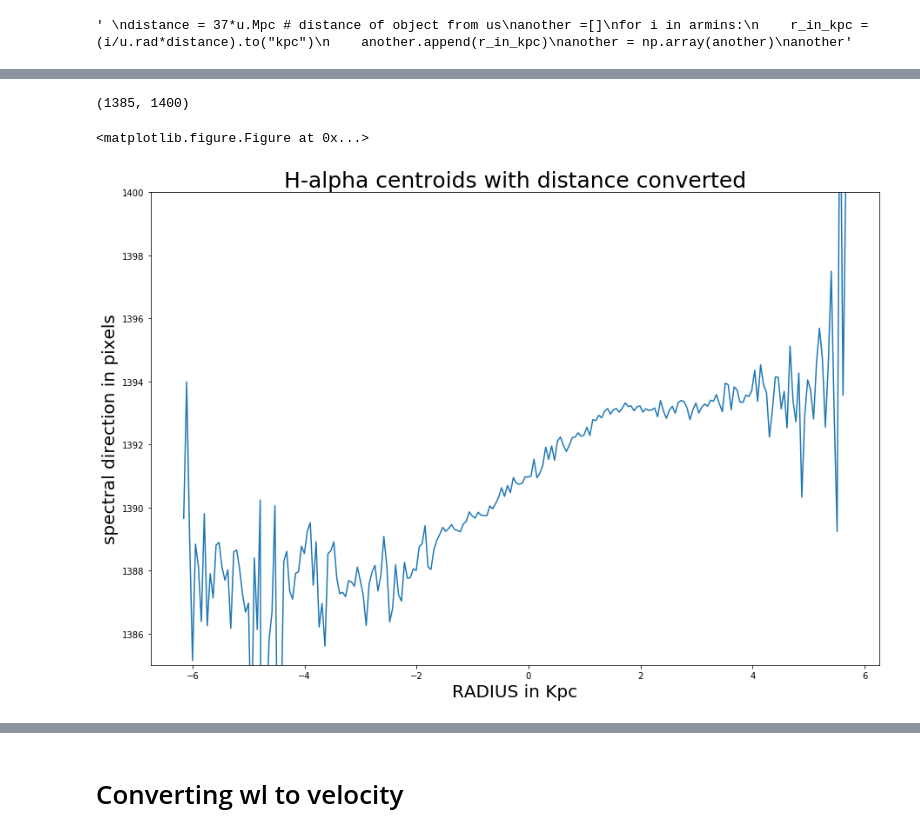
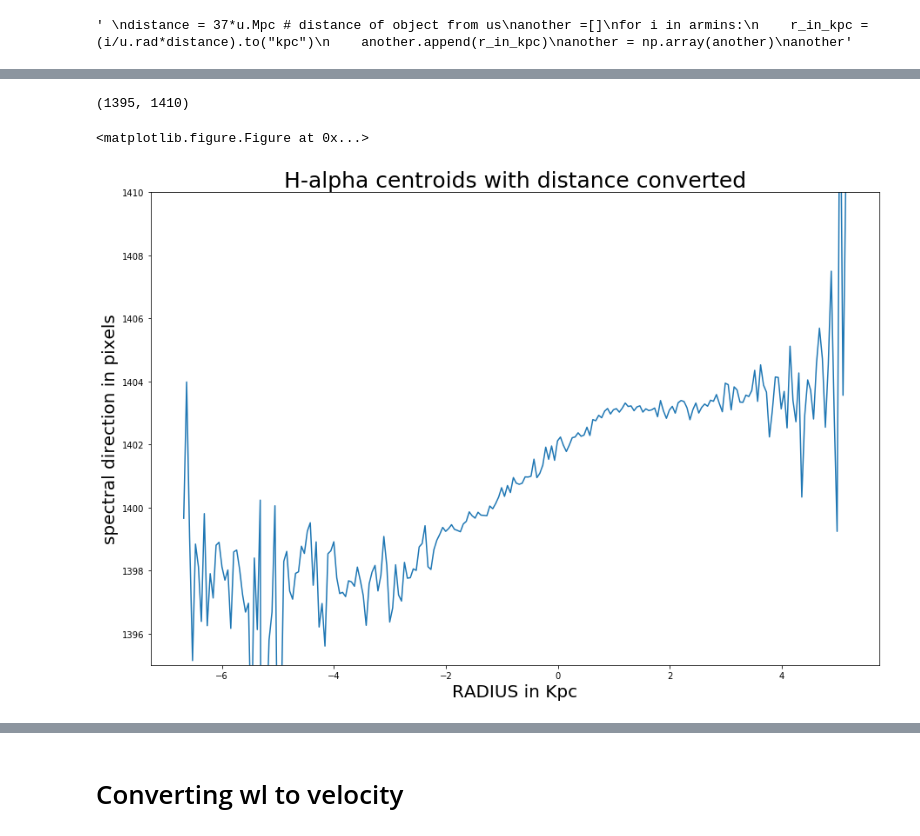
Before and after one commit to deerow22/data_reduction_scrap, a Jupyter notebook: Catch22.ipynb, the cells around one changed output, grey strips where cells are left out. Drawn from its saved outputs; the diff is of its cells as text; code cells hidden in the pictures.

Commit message:
still trying to apply ds via pandas

```diff
--- a/Catch22.ipynb
+++ b/Catch22.ipynb
@@ -537,27 +540,27 @@ mylist2 = []
 mylist_ys2 = []
 holding2 = []
 ha_wls2 = []
-#below for reference- new is continuum subst target flux data (flux_data has 10 wl cut)
+##below for reference- new is continuum subst target flux data (flux_data has 10 wl cut)
 #concerned 10 wl cut means 10 flux cut too in the lenght of the data but cant decide
 #if the 10 is already accounted for by +1387 or should also add into space_pix_correction2
 #b/c that 10 cut cutout those wl's and corresponding fluxes
-#new_short = new[:,1387:1400] #cut to isolate wl around h-alpha
+##new_short = new[:,1387:1400] #cut to isolate wl around h-alpha
 
-
+#gets halpha centroids in target gal's range
 for row in new_short:
     flux_fake2d2 = row[np.newaxis, :] #makes each row array into a fake2d
     #print('row?',flux_fake2d)
     mylist4, mylist5 = centroid_com(flux_fake2d2)#finds center(x,y) of halpha for each row array
-    #print(mylist4,mylist5)
+    print(mylist4, mylist5)
     holding_arr2 = row, wl_shorter2
     x = np.array([row,wl_shorter2])
     mylist_ys2.append(mylist5)
     mylist2.append(mylist4) #collects all halpha centers per row
-mylist2=np.array(mylist2)
+mylist2=np.array(mylist2) #halpha centroids (wl) array
 
 #correction for target wl pix's to match index of full ccd plate pix's (still not correct len but dont care about below target pixs-no data there neway)
-wl_pix_correction2 = mylist2 + 1387 #decide how to better automate/track this
-
+wl_pix_corrected = mylist2 + wl_pix_correction + 1387 #decide how to better automate/track this
+print('wl_pix_corrected defined here')
 #dont have to account for osciallations b/c used full ccd plate range b4 wl cut 4 h-alpha isolation
 space_pix_correction2 = np.arange(len(mylist2)) + space_pix_correction
 
@@ -571,7 +574,7 @@ print('double check corrections after decide how to deal with 10 pix cut from ar
 plt.figure(figsize=(20,10))
 plt.xlabel("spatial direction - pixel value correct for full ccd plate scale",fontsize=20)
 plt.ylabel('spectral direction - pixel value of halpha center',fontsize=20)
-plt.plot(space_pix_correction2,wl_pix_correction2)#(spaital pix index,corrected "wl" of centroid values (still in pix space))
+plt.plot(space_pix_correction2,wl_pix_corrected)#(spaital pix index,corrected "wl" of centroid values (still in pix space))
 plt.title('h-alpha tilt and oscillations at galaxy edges',fontsize=35)
 #plt.ylim(-1,10)
 # %% [output]
@@ -582,0 +620,8 @@ double check corrections after decide how to deal with 10 pix cut from around ln
+# %%
+#trying to see this is full dataset (not ha isolated wl range)
+d = new[:,1414]
+plt.plot(d)
+plt.xlim(25,30)
+plt.ylim(-1,1)
+for i in new_short[27]:
+    print(i)
@@ -593,7 +682,7 @@ double check corrections after decide how to deal with 10 pix cut from around ln
 #spatial_core_pix is pixel value of the galaxy core in full plate scale
 
 
-location_pix = space_pix_correction2 - spatial_core_pix
+distance_pix_wrtcore = space_pix_correction2 - spatial_core_pix
 
 #print('space',space_pix_correction2)
 #print('location', location_pix)
@@ -629,11 +718,18 @@ another'''
 # %% [output]
 ' \ndistance = 37*u.Mpc # distance of object from us\nanother =[]\nfor i in armins:\n    r_in_kpc = (i/u.rad*distance).to("kpc")\n    another.append(r_in_kpc)\nanother = np.array(another)\nanother'
 # %%
+#good
+#converts pixels to kpc (distance profile)
 arcmins = []
 another =[]
 more = []
 
-for i in location_pix:#space_pix_correction2:
+#below for reference
+#distance_pix_wrtcore = space_pix_correction2 - spatial_core_pix
+
+
+#converts pix to kpc and saves as quantity list
+for i in distance_pix_wrtcore:#space_pix_correction2:
     r_in_arcmin = 1*u.arcmin
     redplatescale = 0.293*u.arcsec/u.pixel
     dbsp_pix_equiv = u.pixel_scale(redplatescale)
@@ -642,7 +738,7 @@ for i in location_pix:#space_pix_correction2:
     #print(type(r_in_arcmin))
     distance = 37*u.Mpc # distance of object from us
     r_in_kpc = (r_in_arcmin/u.rad*distance).to("kpc")
-    #print(r_in_kpc) #WTF THESE ARE HUGE!!! 73Kpc?!?!?!?!?
+    #print(r_in_kpc)
     ##more = [r_in_kpc]
     more = r_in_kpc
     another.append(more)
@@ -669,19 +772,19 @@ another
 # %%
 from astropy.visualization import quantity_support
 quantity_support()
 
 from matplotlib import pyplot as plt
 plt.figure(figsize=(5,3))
 
 plt.figure(figsize=(15,10))
-plt.plot(another * u.kpc,wl_pix_correction2)
+plt.plot(another * u.kpc,wl_pix_corrected)
 plt.title('H-alpha centroids with distance converted',fontsize=25)
 plt.xlabel('RADIUS in Kpc',fontsize=20)
 plt.ylabel('spectral direction in pixels',fontsize=20)
 
 
-plt.ylim(1385,1400)
+plt.ylim(1395,1410)
 # %% [output]
-(1385, 1400)
+(1395, 1410)
 <matplotlib.figure.Figure at 0x...>
-[figure, old version]
+[figure, new version]
```
Also changed, not shown: parts of 35 cells of this notebook.
